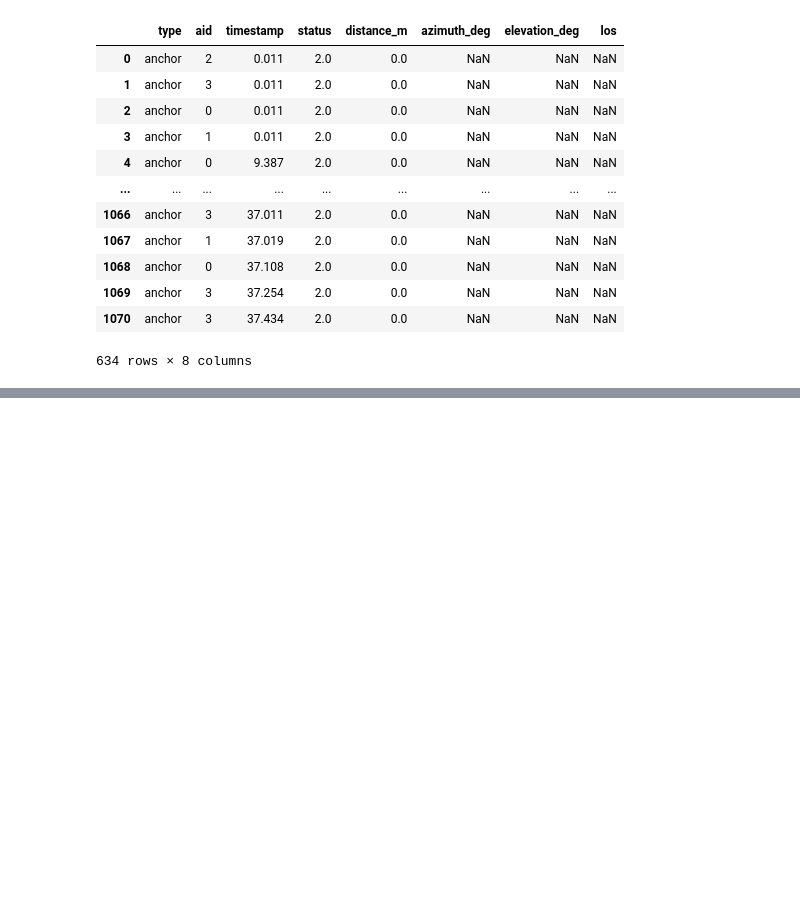
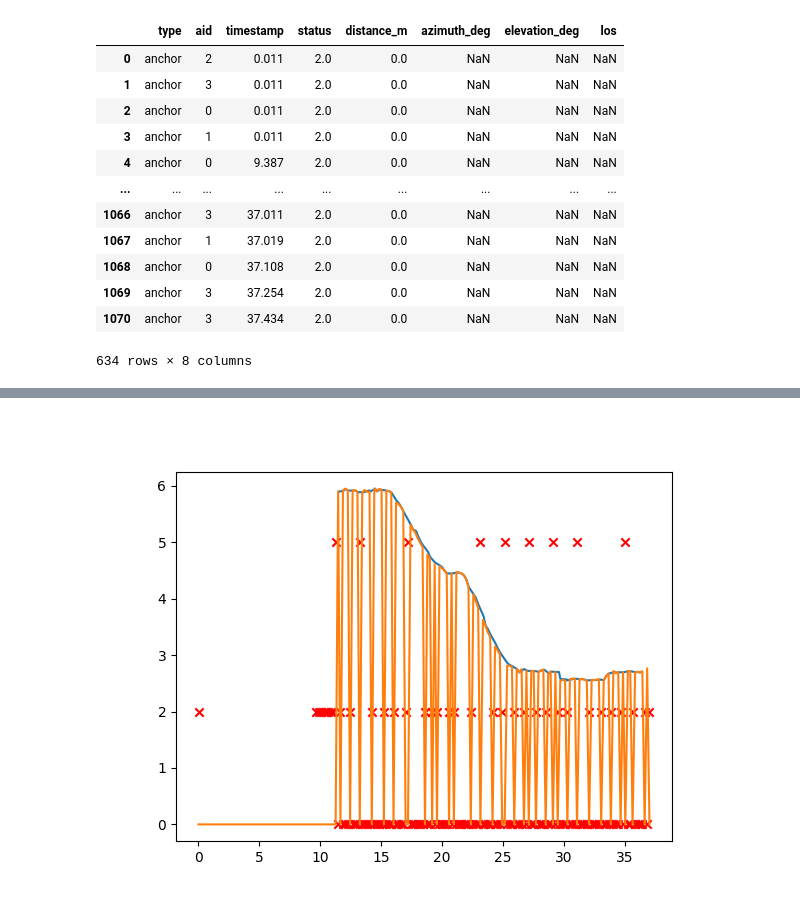
Before and after one commit to RyanJMah/fydp-rtls-server, a Jupyter notebook: data/analysis.ipynb, the cells around one changed output, grey strips where cells are left out. Drawn from its saved outputs; the diff is of its cells as text; code cells hidden in the pictures; blank space fills up the shorter version.

```diff
--- a/data/analysis.ipynb
+++ b/data/analysis.ipynb
@@ -57,8 +57,6 @@ display(anchor_df)
 | 1070 | anchor | 3 | 37.434 | 2.0 | 0.0 | NaN | NaN | NaN |
 634 rows × 8 columns
 # %%
-%matplotlib widget
-
 # compare ios vs anchor distance readings for each anchor
 
 a0_ios_distance = np.array( ios_df.loc[ios_df['aid'] == 0]['distance_m'] )
@@ -76,9 +74,6 @@ a3_ios_time     = np.array( ios_df.loc[ios_df['aid'] == 3]['timestamp'] )
 a0_anchor_distance = np.array( anchor_df.loc[anchor_df['aid'] == 0]['distance_m'] )
 a0_anchor_time     = np.array( anchor_df.loc[anchor_df['aid'] == 0]['timestamp'] )
 
-# status != 0 means an error, get the timestamps where there is an error
-a0_anchor_status = np.array( anchor_df.loc[anchor_df['aid'] == 0]['status'] )
-
 a1_anchor_distance = np.array( anchor_df.loc[anchor_df['aid'] == 1]['distance_m'] )
 a1_anchor_time     = np.array( anchor_df.loc[anchor_df['aid'] == 1]['timestamp'] )
 
@@ -88,21 +83,8 @@ a2_anchor_time     = np.array( anchor_df.loc[anchor_df['aid'] == 2]['timestamp']
 a3_anchor_distance = np.array( anchor_df.loc[anchor_df['aid'] == 3]['distance_m'] )
 a3_anchor_time     = np.array( anchor_df.loc[anchor_df['aid'] == 3]['timestamp'] )
 
-# clear the current plot
-plt.clf()
-
-# plot ios data
-plt.plot(a0_ios_time, a0_ios_distance, label='a0_ios')
-# plt.plot(a1_ios_time, a1_ios_distance, label='a1_ios')
-# plt.plot(a2_ios_time, a2_ios_distance, label='a2_ios')
-# plt.plot(a3_ios_time, a3_ios_distance, label='a3_ios')
-
-# plot anchor data
-plt.plot(a0_anchor_time, a0_anchor_distance, label='a0_anchor')
-# plt.plot(a1_anchor_time, a1_anchor_distance, label='a1_anchor')
-# plt.plot(a2_anchor_time, a2_anchor_distance, label='a2_anchor')
-# plt.plot(a3_anchor_time, a3_anchor_distance, label='a3_anchor')
-
-
-
-plt.show()
+# status != 0 means an error, get the timestamps where there is an error
+a0_anchor_status = np.array( anchor_df.loc[anchor_df['aid'] == 0]['status'] )
+a1_anchor_status = np.array( anchor_df.loc[anchor_df['aid'] == 1]['status'] )
+a2_anchor_status = np.array( anchor_df.loc[anchor_df['aid'] == 2]['status'] )
+a3_anchor_status = np.array( anchor_df.loc[anchor_df['aid'] == 3]['status'] )
@@ -110,0 +106,15 @@ plt.show()
+# %%
+%matplotlib widget
+
+"""
+DISTANCE VS TIME FOR ANCHOR 1
+"""
+
+plt.figure()
+
+plt.plot(a1_ios_time, a1_ios_distance, label='a1_ios')
+plt.plot(a1_anchor_time, a1_anchor_distance, label='a1_anchor')
+plt.scatter(a1_anchor_time, a1_anchor_status, label='a1_anchor_status', marker='x', color='red')
+plt.show()
+# %% [output]
+[figure, added]
```
Also changed, not shown: parts of 4 cells of this notebook, 1 other file.
